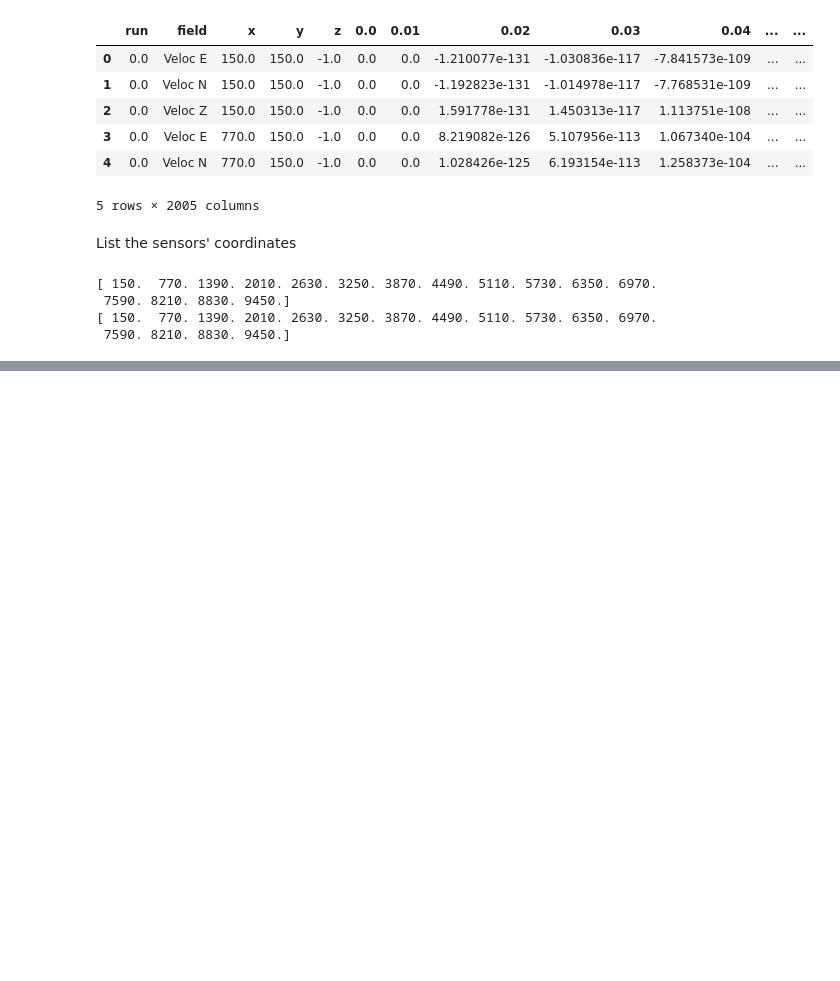
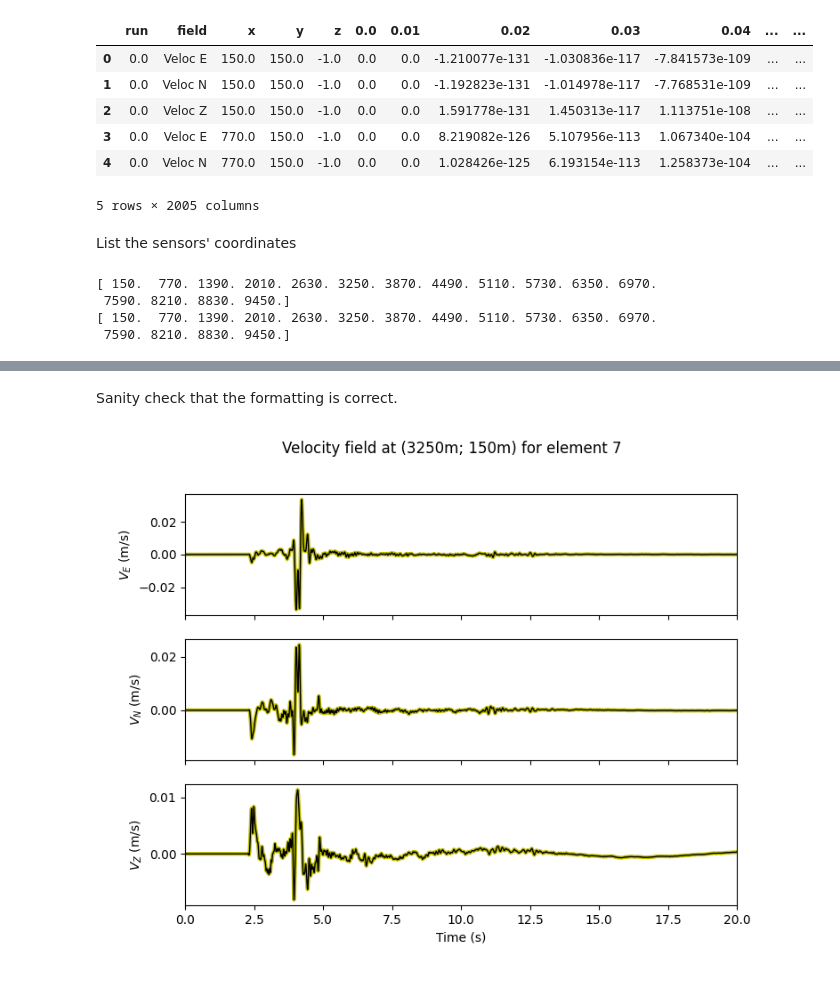
Before and after one commit to lehmannfa/HEMEW3D, a Jupyter notebook: Read_data.ipynb, the cells around one changed output, grey strips where cells are left out. Saved outputs shown, nothing was run; the diff lists cells and outputs as text; code cells hidden in the pictures; blank space fills up the shorter version.

```diff
--- a/Read_data.ipynb
+++ b/Read_data.ipynb
@@ -133,0 +129,32 @@ plt.show()
+# %%
+vE = v.loc[(v.field=='Veloc E')].sort_values(by=['run','y','x']).iloc[:,5:].values.reshape(10,16,16,2000)
+vN = v.loc[(v.field=='Veloc N')].sort_values(by=['run','y','x']).iloc[:,5:].values.reshape(10,16,16,2000)
+vZ = v.loc[(v.field=='Veloc Z')].sort_values(by=['run','y','x']).iloc[:,5:].values.reshape(10,16,16,2000)
+# %% [markdown]
+Sanity check that the formatting is correct.
+# %%
+isensor_x = np.random.randint(16)
+isensor_y = np.random.randint(16)
+sensor_x = np.unique(v.x)[isensor_x]
+sensor_y = np.unique(v.y)[isensor_y]
+v_element = v.loc[(v.run==element)&(v.x==sensor_x)&(v.y==sensor_y)]
+
+fig, (ax1, ax2, ax3) = plt.subplots(3, 1, sharex=True, figsize=(8,6))
+ax1.plot(v_element.loc[v_element.field=='Veloc E'].iloc[:,5:].T, 'y', linewidth=3)
+ax1.plot(np.linspace(0, 19.99, 2000), vE[element, isensor_y, isensor_x, :], 'k', linewidth=1)
+ax1.set_ylabel('$V_E$ (m/s)')
+
+ax2.plot(v_element.loc[v_element.field=='Veloc N'].iloc[:,5:].T, 'y', linewidth=3)
+ax2.plot(np.linspace(0, 19.99, 2000), vN[element, isensor_y, isensor_x, :], 'k', linewidth=1)
+ax2.set_ylabel('$V_N$ (m/s)')
+
+ax3.plot(v_element.loc[v_element.field=='Veloc Z'].iloc[:,5:].T, 'y', linewidth=3)
+ax3.plot(np.linspace(0, 19.99, 2000), vZ[element, isensor_y, isensor_x, :], 'k', linewidth=1)
+ax3.set_ylabel('$V_Z$ (m/s)')
+ax3.set_xlim([0, 20])
+ax3.set_xlabel('Time (s)')
+fig.suptitle(f'Velocity field at ({int(sensor_x)}m; {int(sensor_y)}m) for element {element}')
+
+plt.show()
+# %% [output]
+[figure, added]
```
Also changed, not shown: parts of 15 cells of this notebook, 3 other files.
